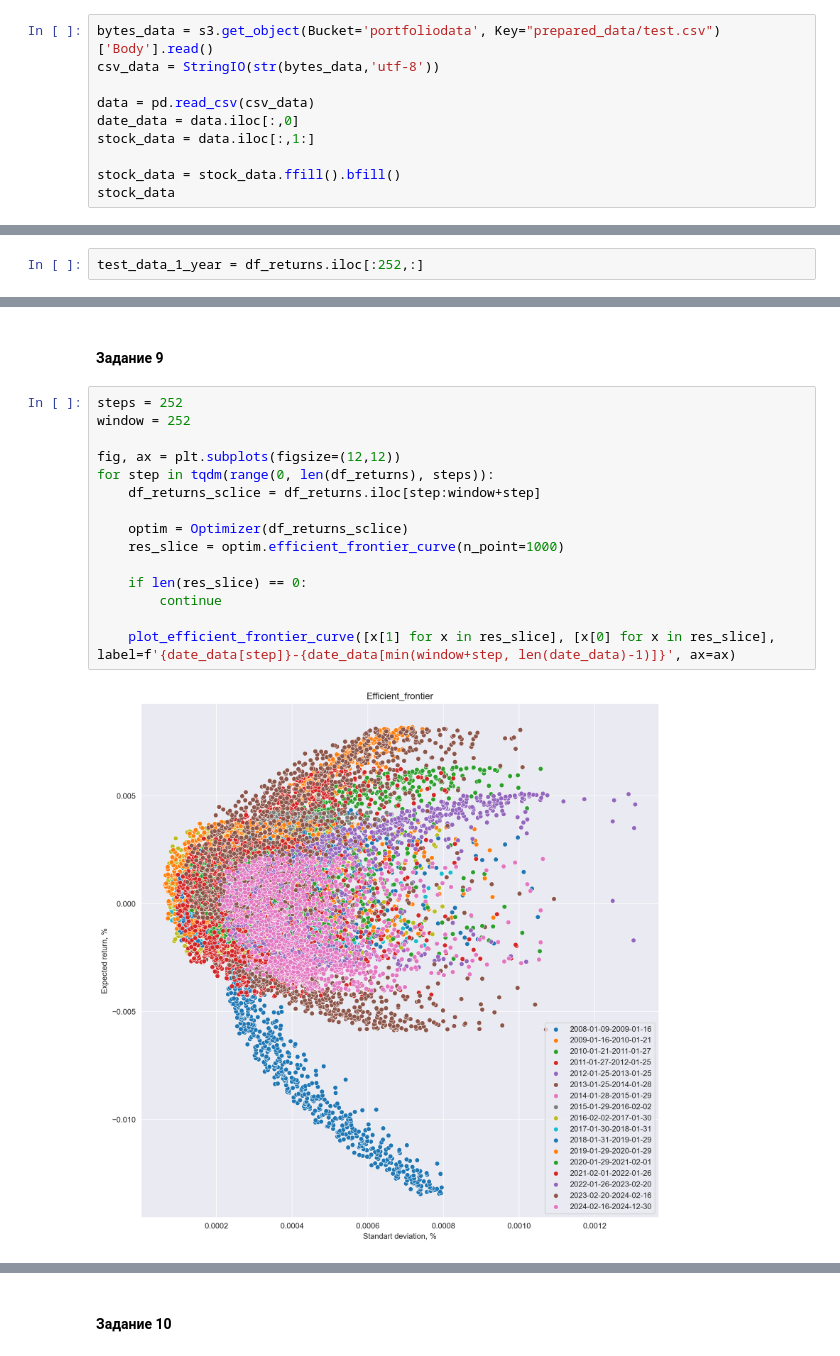
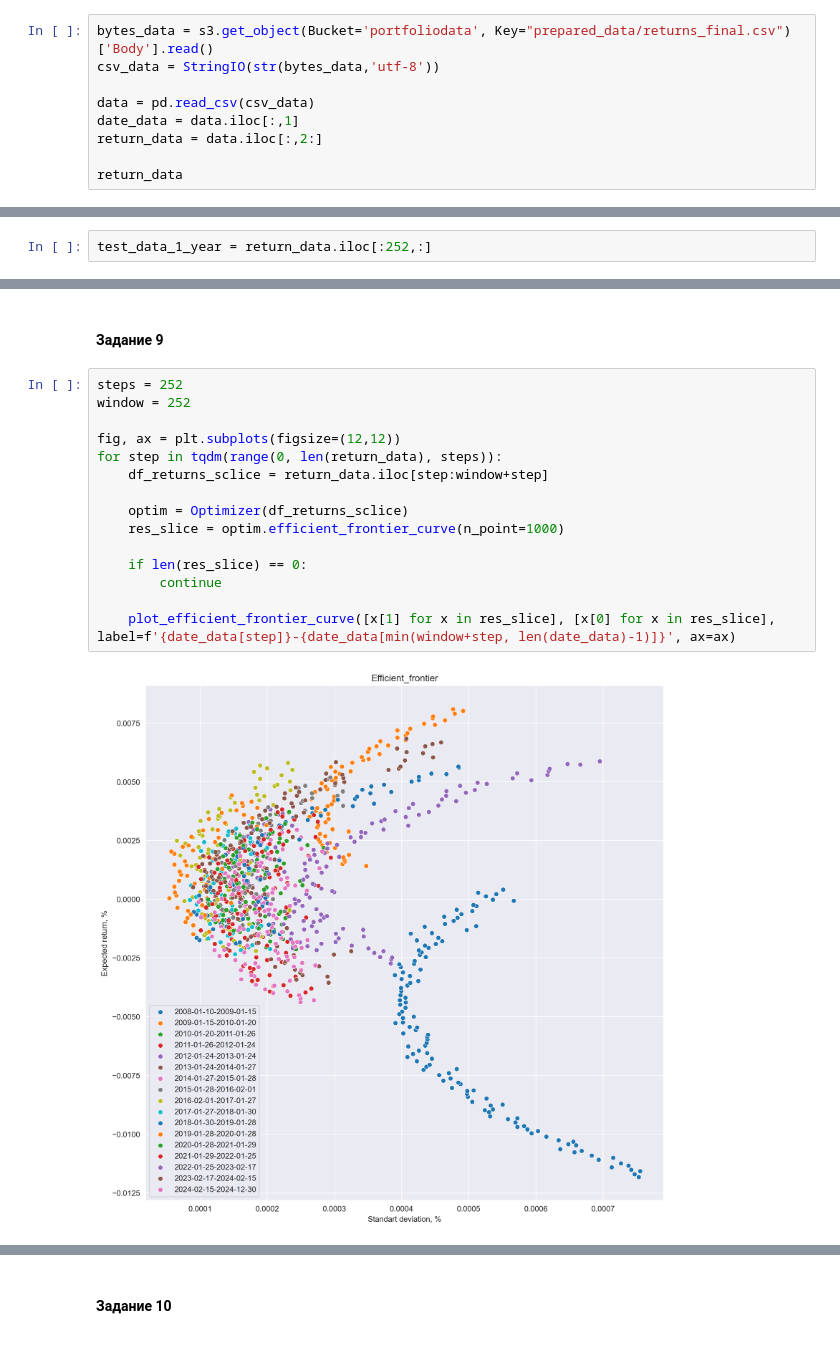
Before and after one commit to RvotniyFlex/portfolio_management, a Jupyter notebook: notebooks/2_optim.ipynb, the cells around one changed output, grey strips where cells are left out. Cells and saved outputs as stored; diff of their text form.

```diff
--- a/notebooks/2_optim.ipynb
+++ b/notebooks/2_optim.ipynb
@@ -38,13 +39,12 @@ s3 = session.client(
     aws_secret_access_key = config['s3_aws_secret_access_key']
 )
 # %%
-bytes_data = s3.get_object(Bucket='portfoliodata', Key="prepared_data/test.csv")['Body'].read()
+bytes_data = s3.get_object(Bucket='portfoliodata', Key="prepared_data/returns_final.csv")['Body'].read()
 csv_data = StringIO(str(bytes_data,'utf-8'))
 
 data = pd.read_csv(csv_data)
-date_data = data.iloc[:,0]
-stock_data = data.iloc[:,1:]
+date_data = data.iloc[:,1]
+return_data = data.iloc[:,2:]
 
-stock_data = stock_data.ffill().bfill()
-stock_data
+return_data
 # %% [output]
@@ -107,7 +85,7 @@ df_returns = df_returns.replace(-np.inf, 0)
 # %% [markdown]
 #### Задание 4
 # %%
-test_data_1_year = df_returns.iloc[:252,:]
+test_data_1_year = return_data.iloc[:252,:]
 # %% [markdown]
 #### Задание 5
 # %%
@@ -186,20 +160,20 @@ plot_efficient_frontier_curve([x[1] for x in res_8], [x[0] for x in res_8], labe
 # %%
 steps = 252
 window = 252
 
 fig, ax = plt.subplots(figsize=(12,12))
-for step in tqdm(range(0, len(df_returns), steps)):
-    df_returns_sclice = df_returns.iloc[step:window+step]
+for step in tqdm(range(0, len(return_data), steps)):
+    df_returns_sclice = return_data.iloc[step:window+step]
 
     optim = Optimizer(df_returns_sclice)
     res_slice = optim.efficient_frontier_curve(n_point=1000)
 
     if len(res_slice) == 0:
         continue
 
     plot_efficient_frontier_curve([x[1] for x in res_slice], [x[0] for x in res_slice], label=f'{date_data[step]}-{date_data[min(window+step, len(date_data)-1)]}', ax=ax)
 # %% [output]
-[figure, old version]
+[figure, new version]
 # %%
 steps = 252
 window = 252
```
Also changed, not shown: parts of 20 cells of this notebook, 2 other files.
